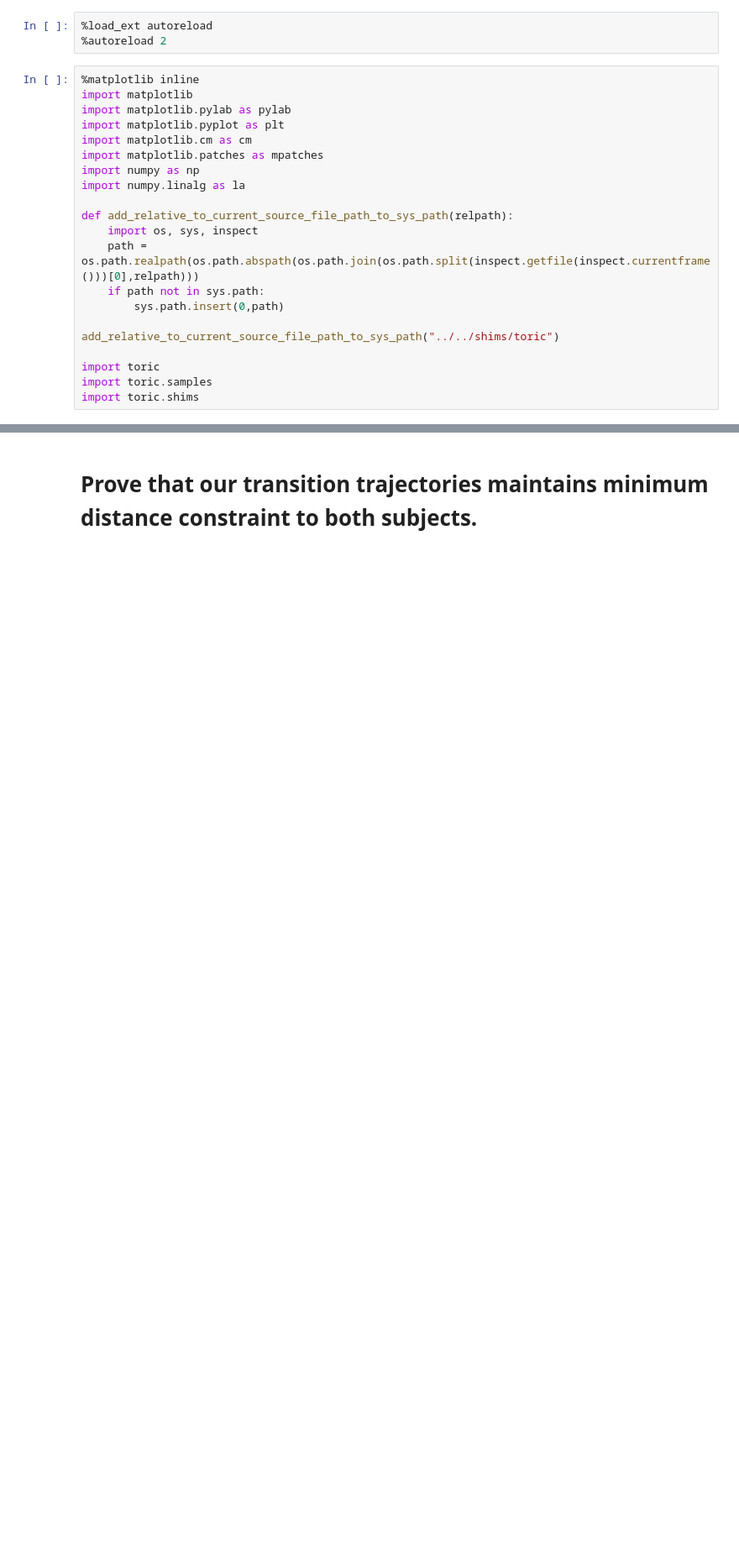
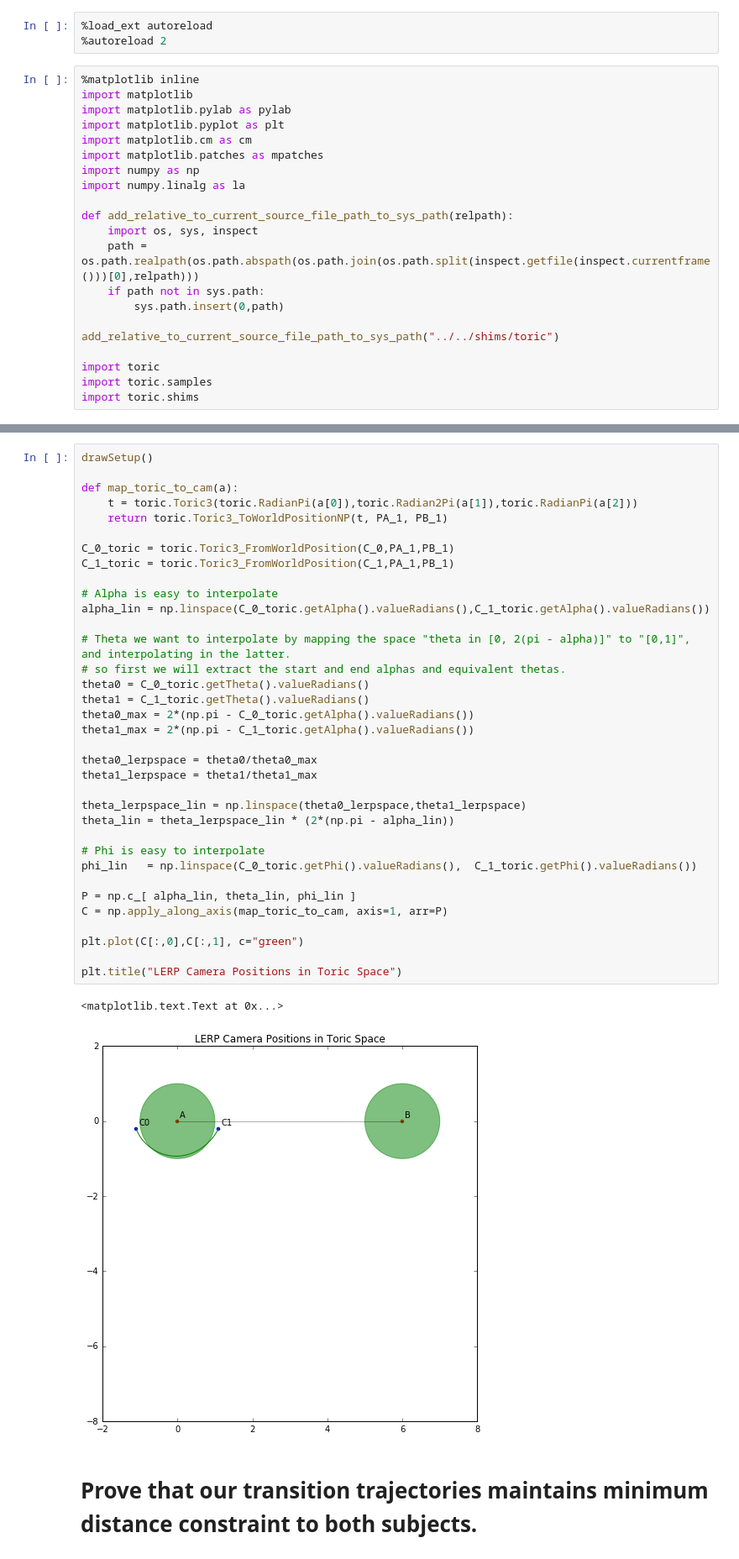
Before and after one commit to njoubert/spooky, a Jupyter notebook: experiments/ipython/NJ - 06 - Toric Interpolation Proof of Min Dist Constraint Maintenance.ipynb, the cells around one changed output, grey strips where cells are left out. Shown at 84% size. Drawn from its saved outputs; the diff is of its cells as text; blank space fills up the shorter version.

```diff
--- a/experiments/ipython/NJ - 06 - Toric Interpolation Proof of Min Dist Constraint Maintenance.ipynb
+++ b/experiments/ipython/NJ - 06 - Toric Interpolation Proof of Min Dist Constraint Maintenance.ipynb
@@ -64,3 +76,41 @@ def drawSetup(fudgeX=2, fudgeY_pos=2,fudgeY_neg=8):
+# %%
+drawSetup()
+
+def map_toric_to_cam(a):
+    t = toric.Toric3(toric.RadianPi(a[0]),toric.Radian2Pi(a[1]),toric.RadianPi(a[2]))
+    return toric.Toric3_ToWorldPositionNP(t, PA_1, PB_1)
+
+C_0_toric = toric.Toric3_FromWorldPosition(C_0,PA_1,PB_1)
+C_1_toric = toric.Toric3_FromWorldPosition(C_1,PA_1,PB_1)
+
+# Alpha is easy to interpolate
+alpha_lin = np.linspace(C_0_toric.getAlpha().valueRadians(),C_1_toric.getAlpha().valueRadians())
+
+# Theta we want to interpolate by mapping the space "theta in [0, 2(pi - alpha)]" to "[0,1]", and interpolating in the latter.
+# so first we will extract the start and end alphas and equivalent thetas.
+theta0 = C_0_toric.getTheta().valueRadians()
+theta1 = C_1_toric.getTheta().valueRadians()
+theta0_max = 2*(np.pi - C_0_toric.getAlpha().valueRadians())
+theta1_max = 2*(np.pi - C_1_toric.getAlpha().valueRadians())
+
+theta0_lerpspace = theta0/theta0_max
+theta1_lerpspace = theta1/theta1_max
+
+theta_lerpspace_lin = np.linspace(theta0_lerpspace,theta1_lerpspace)
+theta_lin = theta_lerpspace_lin * (2*(np.pi - alpha_lin))
+
+# Phi is easy to interpolate
+phi_lin   = np.linspace(C_0_toric.getPhi().valueRadians(),  C_1_toric.getPhi().valueRadians())
+
+P = np.c_[ alpha_lin, theta_lin, phi_lin ]
+C = np.apply_along_axis(map_toric_to_cam, axis=1, arr=P)
+
+plt.plot(C[:,0],C[:,1], c="green")
+
+plt.title("LERP Camera Positions in Toric Space")
+# %% [output]
+<matplotlib.text.Text at 0x...>
+[figure, added]
 # %% [markdown]
 # Prove that our transition trajectories maintains minimum distance constraint to both subjects.
 # %% [markdown]
```
Also changed, not shown: parts of 11 cells of this notebook.
